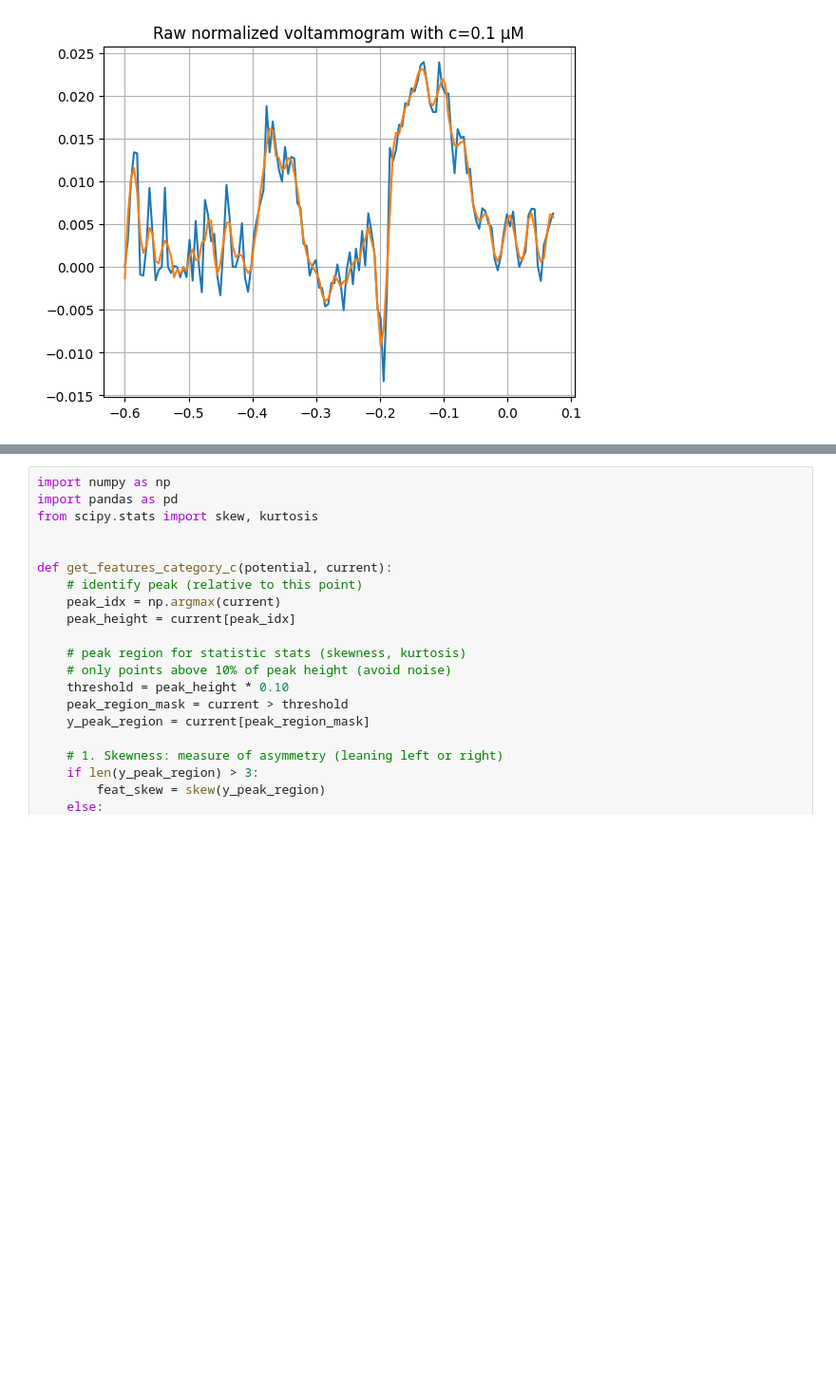
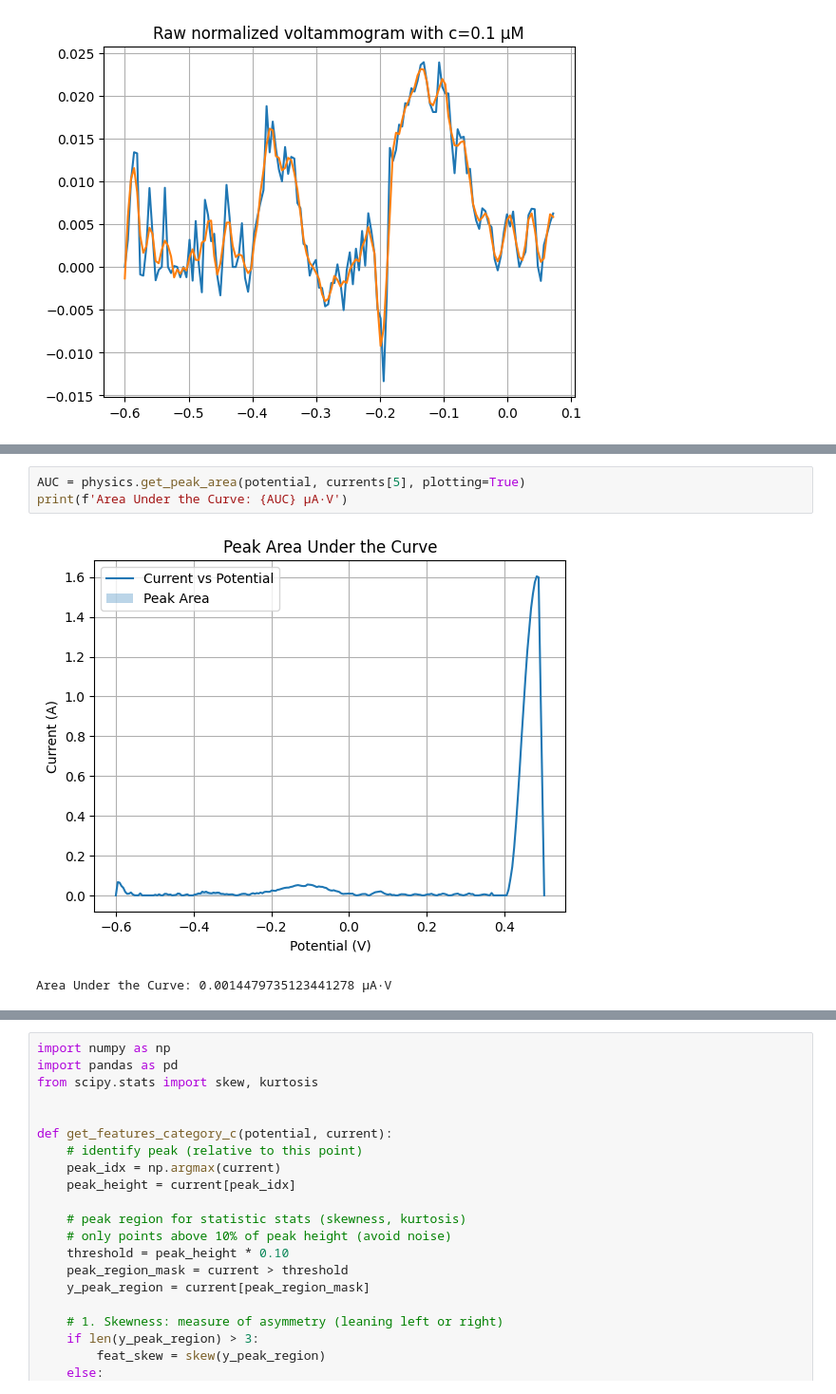
Before and after one commit to andreidumitras/electrochemical-AI, a Jupyter notebook: feature_extraction.ipynb, the cells around one changed output, grey strips where cells are left out. Shown at 95% size. Cells and saved outputs as stored; diff of their text form; blank space fills up the shorter version.

```diff
--- a/feature_extraction.ipynb
+++ b/feature_extraction.ipynb
@@ -267,0 +240,6 @@ ValueError: data type <class 'numpy.object_'> not inexact
+# %%
+AUC = physics.get_peak_area(potential, currents[5], plotting=True)
+print(f'Area Under the Curve: {AUC} µA·V')
+# %% [output]
+[figure, added]
+Area Under the Curve: 0.0014479735123441278 µA·V
```
Also changed, not shown: parts of 19 cells of this notebook, 6 other files.
